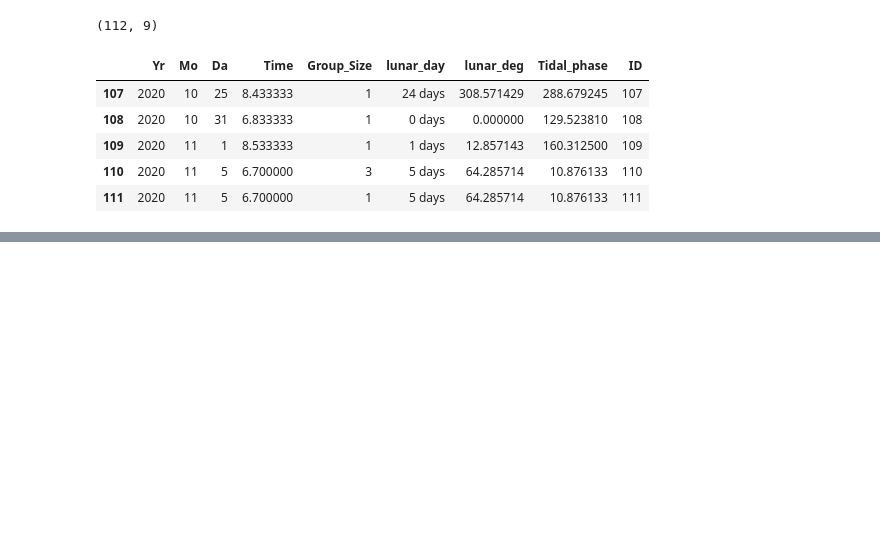
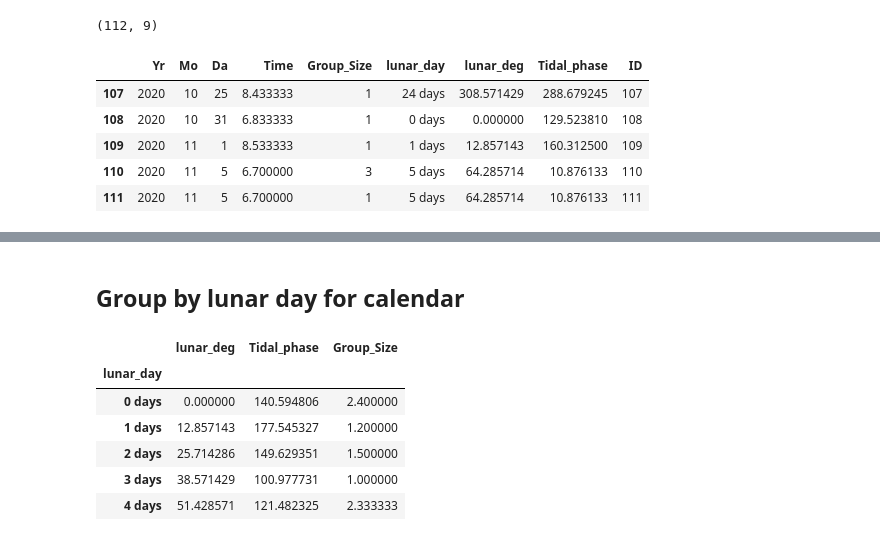
Before and after one commit to kaneohe-bay-mantas/manta-viz, a Jupyter notebook: data-parser.ipynb, the cells around one changed output, grey strips where cells are left out. Cells and saved outputs as stored; diff of their text form; code cells hidden in the pictures; blank space fills up the shorter version.

Commit message:
grouped by lunar day for calendar

```diff
--- a/data-parser.ipynb
+++ b/data-parser.ipynb
@@ -160,0 +158,14 @@ clean_polar.to_csv('data/polar_data.csv')
+# %% [markdown]
+## Group by lunar day for calendar
+# %%
+calendar_data = clean_polar
+calendar_clean = calendar_data.groupby('lunar_day').agg('mean')
+calendar_clean.head()
+# %% [output]
+|  | lunar_deg | Tidal_phase | Group_Size |
+| lunar_day |  |  |  |
+| 0 days | 0.000000 | 140.594806 | 2.400000 |
+| 1 days | 12.857143 | 177.545327 | 1.200000 |
+| 2 days | 25.714286 | 149.629351 | 1.500000 |
+| 3 days | 38.571429 | 100.977731 | 1.000000 |
+| 4 days | 51.428571 | 121.482325 | 2.333333 |
```
Also changed, not shown: parts of 7 cells of this notebook.
